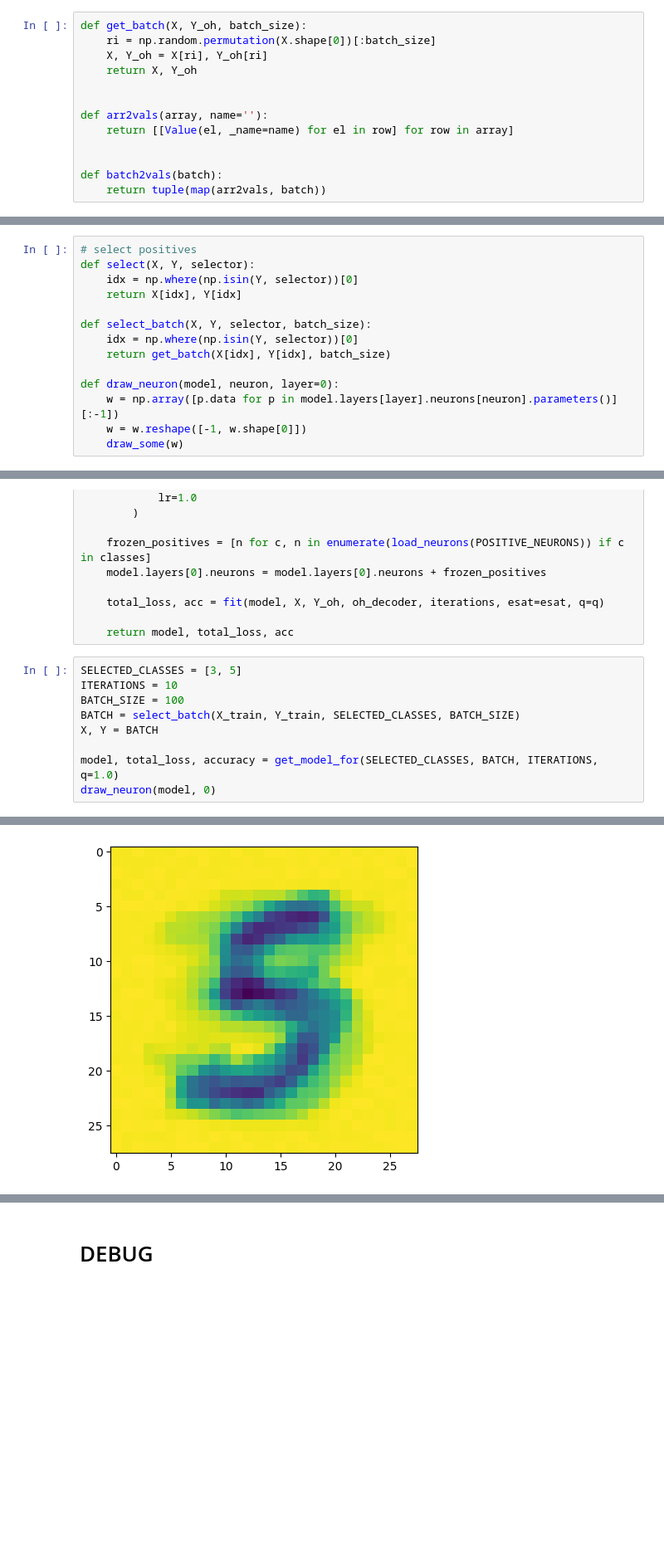
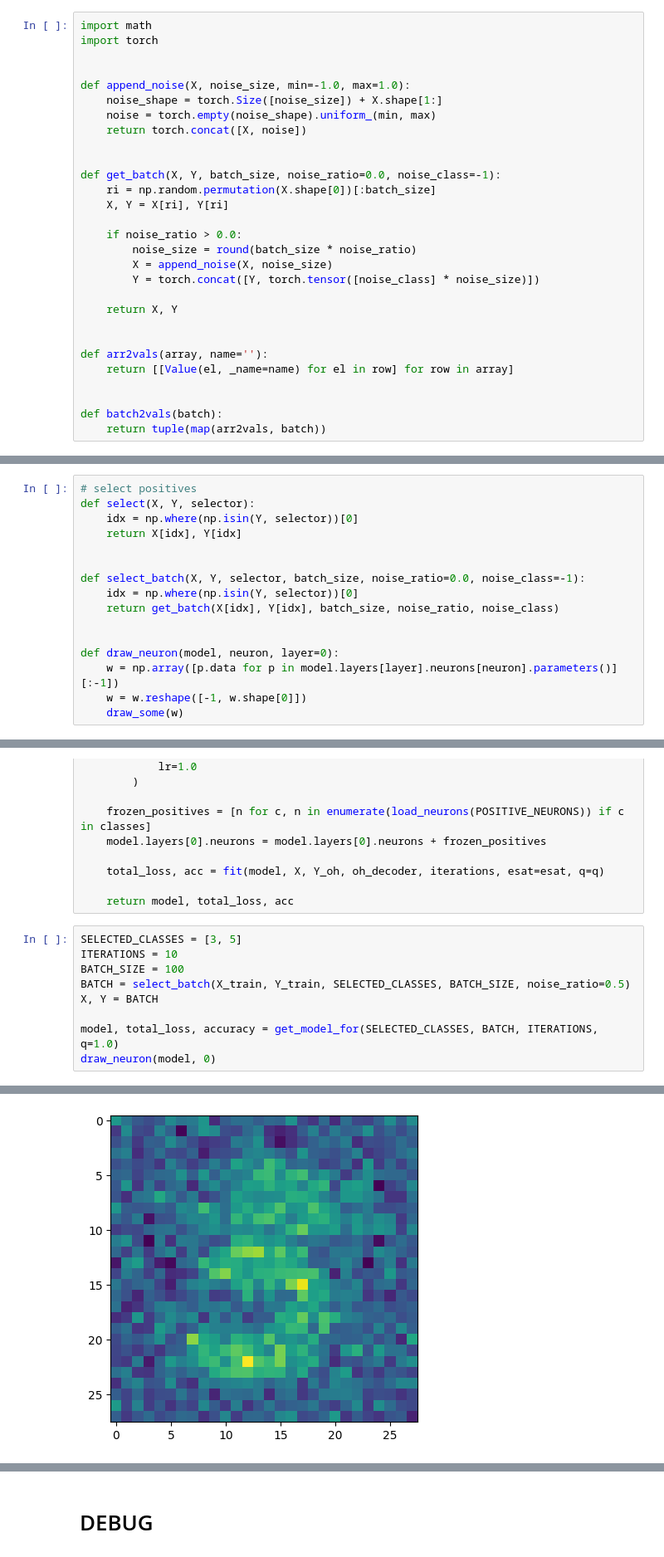
Before and after one commit to AndreyE/micrograd, a Jupyter notebook: mnist.ipynb, the cells around one changed output, grey strips where cells are left out. Shown at 83% size. Cells and saved outputs as stored; diff of their text form; blank space fills up the shorter version.

Commit message:
Generate noise

```diff
--- a/mnist.ipynb
+++ b/mnist.ipynb
@@ -97,8 +102,24 @@ def oh_encode(classes):
 # %%
-def get_batch(X, Y_oh, batch_size):
+import math
+import torch
+
+
+def append_noise(X, noise_size, min=-1.0, max=1.0):
+    noise_shape = torch.Size([noise_size]) + X.shape[1:]
+    noise = torch.empty(noise_shape).uniform_(min, max)
+    return torch.concat([X, noise])
+
+
+def get_batch(X, Y, batch_size, noise_ratio=0.0, noise_class=-1):
     ri = np.random.permutation(X.shape[0])[:batch_size]
-    X, Y_oh = X[ri], Y_oh[ri]
-    return X, Y_oh
+    X, Y = X[ri], Y[ri]
+
+    if noise_ratio > 0.0:
+        noise_size = round(batch_size * noise_ratio)
+        X = append_noise(X, noise_size)
+        Y = torch.concat([Y, torch.tensor([noise_class] * noise_size)])
+
+    return X, Y
 
 
 def arr2vals(array, name=''):
@@ -157,9 +178,11 @@ def select(X, Y, selector):
     idx = np.where(np.isin(Y, selector))[0]
     return X[idx], Y[idx]
 
-def select_batch(X, Y, selector, batch_size):
+
+def select_batch(X, Y, selector, batch_size, noise_ratio=0.0, noise_class=-1):
     idx = np.where(np.isin(Y, selector))[0]
-    return get_batch(X[idx], Y[idx], batch_size)
+    return get_batch(X[idx], Y[idx], batch_size, noise_ratio, noise_class)
+
 
 def draw_neuron(model, neuron, layer=0):
     w = np.array([p.data for p in model.layers[layer].neurons[neuron].parameters()][:-1])
@@ -220,7 +243,7 @@ def get_model_for(classes, batch, iterations, model=None, q=0.75, esat=1e-9):
 SELECTED_CLASSES = [3, 5]
 ITERATIONS = 10
 BATCH_SIZE = 100
-BATCH = select_batch(X_train, Y_train, SELECTED_CLASSES, BATCH_SIZE)
+BATCH = select_batch(X_train, Y_train, SELECTED_CLASSES, BATCH_SIZE, noise_ratio=0.5)
 X, Y = BATCH
 
 model, total_loss, accuracy = get_model_for(SELECTED_CLASSES, BATCH, ITERATIONS, q=1.0)
@@ -231,3 +254,3 @@ step 0: loss 0.0, accuracy 100.0%
 Early STOP!
-[figure, old version]
+[figure, new version]
 # %%
```
Also changed, not shown: parts of 4 cells of this notebook.
